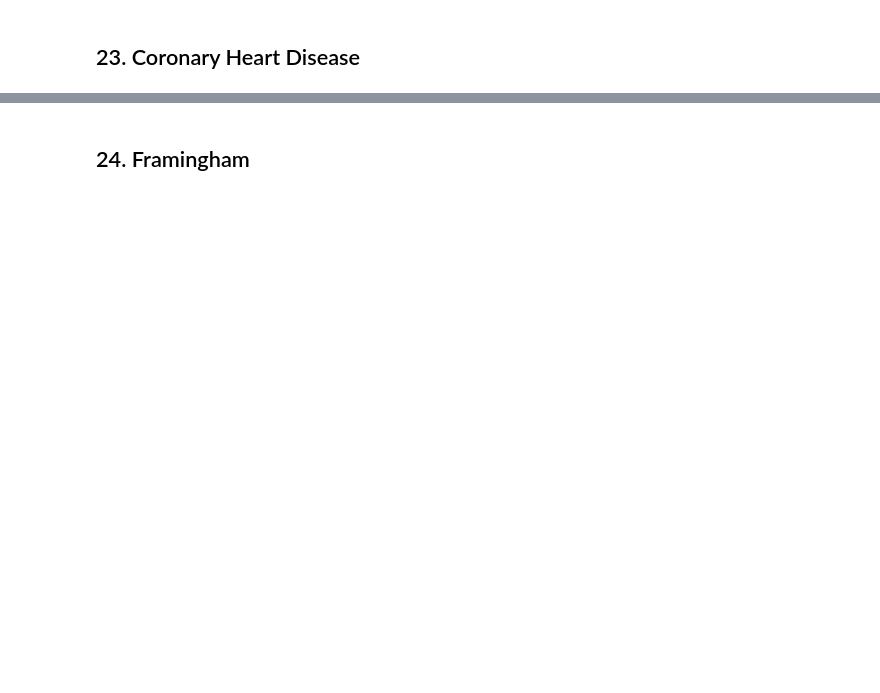
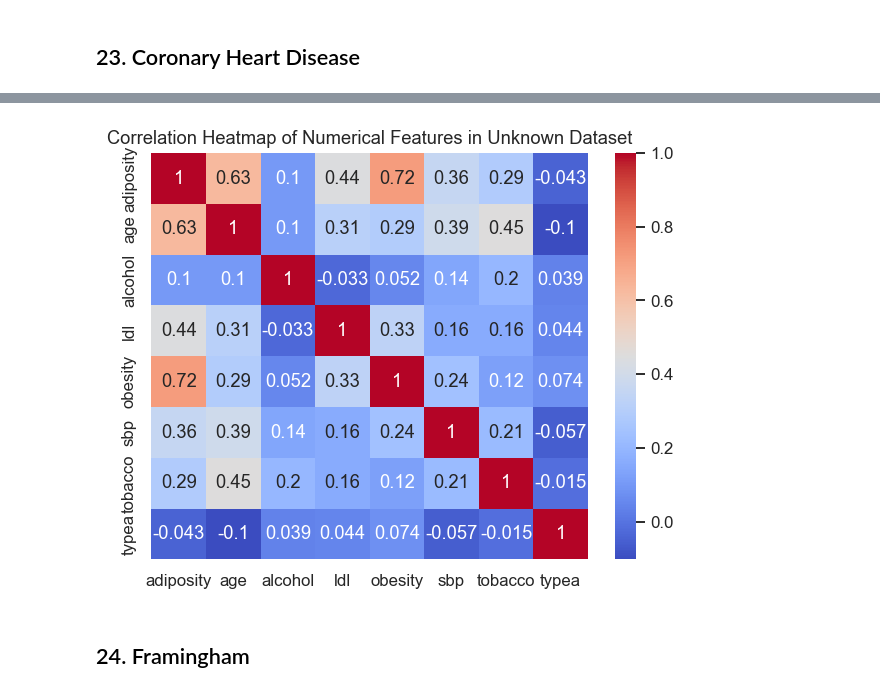
Before and after one commit to PATRECOG-RaoTamMakKwaPeudSSR/multidataset-health, a Jupyter notebook: main.ipynb, the cells around one changed output, grey strips where cells are left out. Cells and saved outputs as stored; diff of their text form; code cells hidden in the pictures; blank space fills up the shorter version.

```diff
--- a/main.ipynb
+++ b/main.ipynb
@@ -119,0 +297,4 @@ df_chd.head()
+# %%
+plot_numerical_heatmap(df_preprocessed_chd, chd_numerical_cols)
+# %% [output]
+[figure, added]
```
Also changed, not shown: parts of 34 cells of this notebook, 10 other files.
